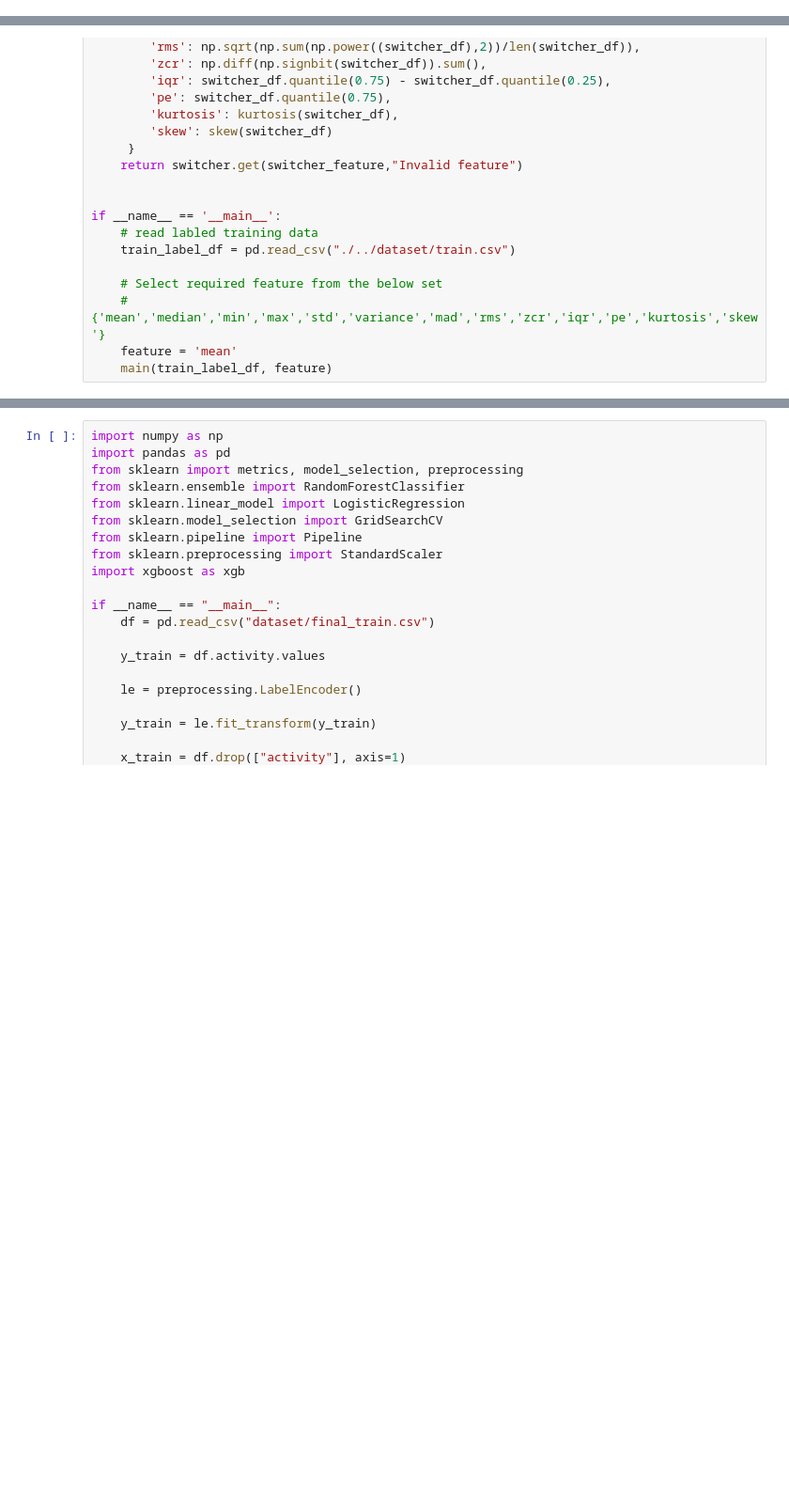
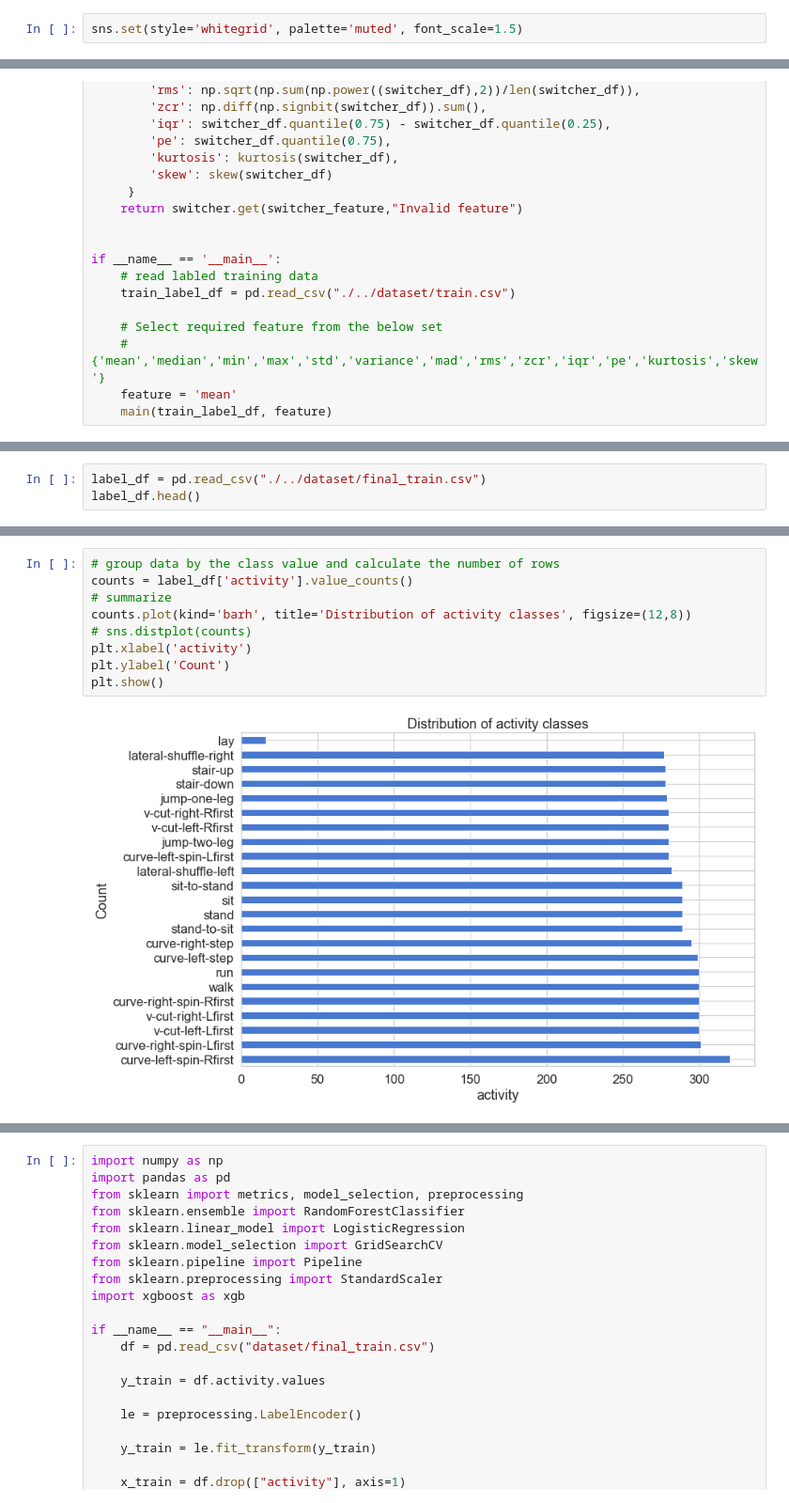
Before and after one commit to Narendra1508/bbdc-2019, a Jupyter notebook: notebook/eda.ipynb, the cells around one changed output, grey strips where cells are left out. Shown at 94% size. Saved outputs shown, nothing was run; the diff lists cells and outputs as text; blank space fills up the shorter version.

```diff
--- a/notebook/eda.ipynb
+++ b/notebook/eda.ipynb
@@ -8,0 +16,2 @@ from scipy.stats import kurtosis, skew  # To calculate skewness, kurtosis
+# %%
+sns.set(style='whitegrid', palette='muted', font_scale=1.5)
@@ -93,0 +107,3 @@ y = train_df['activity']
+# %%
+label_df = pd.read_csv("./../dataset/final_train.csv")
+label_df.head()
@@ -93,0 +144,11 @@ y = train_df['activity']
+# %%
+# group data by the class value and calculate the number of rows
+counts = label_df['activity'].value_counts()
+# summarize
+counts.plot(kind='barh', title='Distribution of activity classes', figsize=(12,8))
+# sns.distplot(counts)
+plt.xlabel('activity')
+plt.ylabel('Count')
+plt.show()
+# %% [output]
+[figure, added]
```
Also changed, not shown: parts of 24 cells of this notebook, 2 other files.
